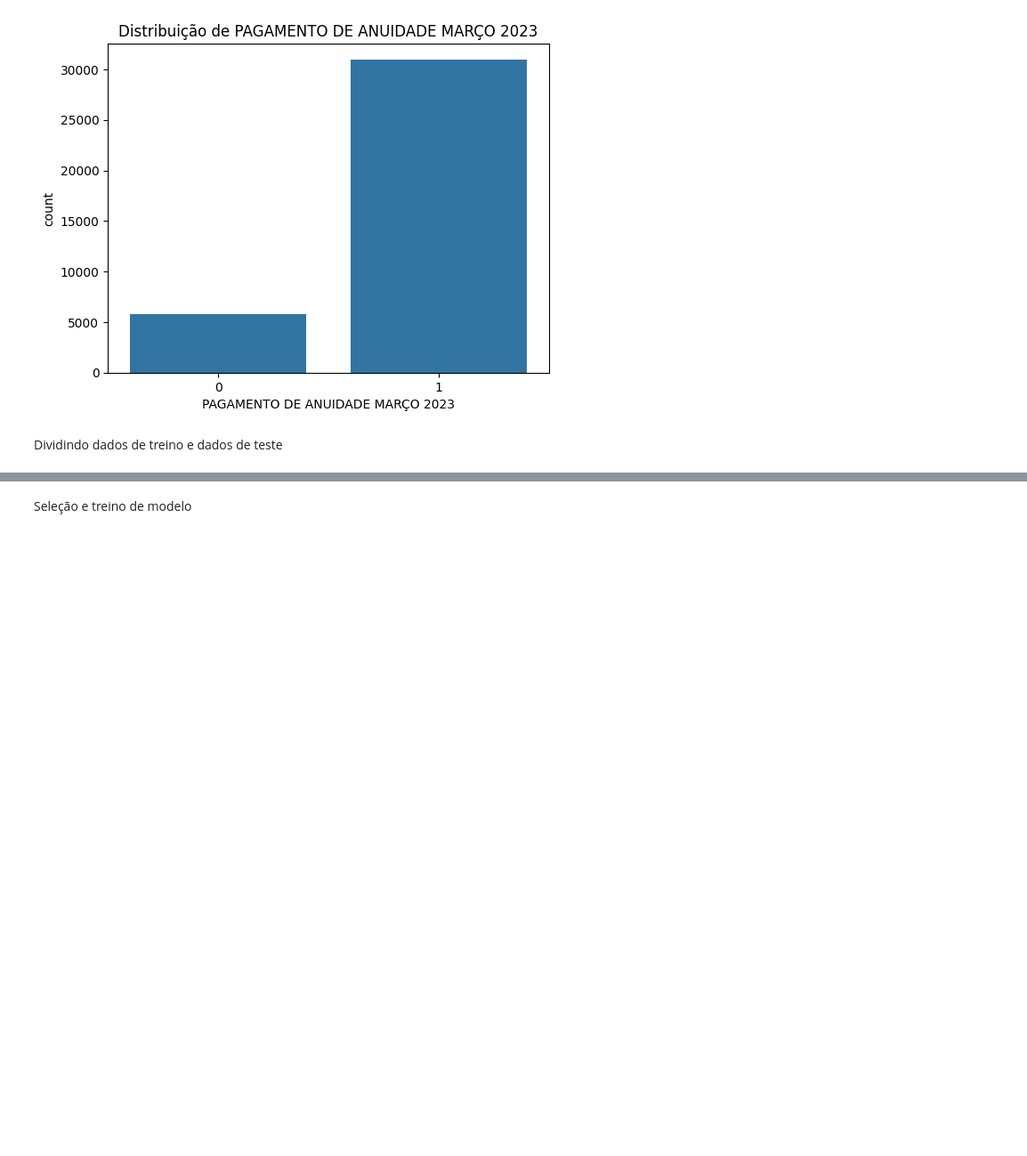
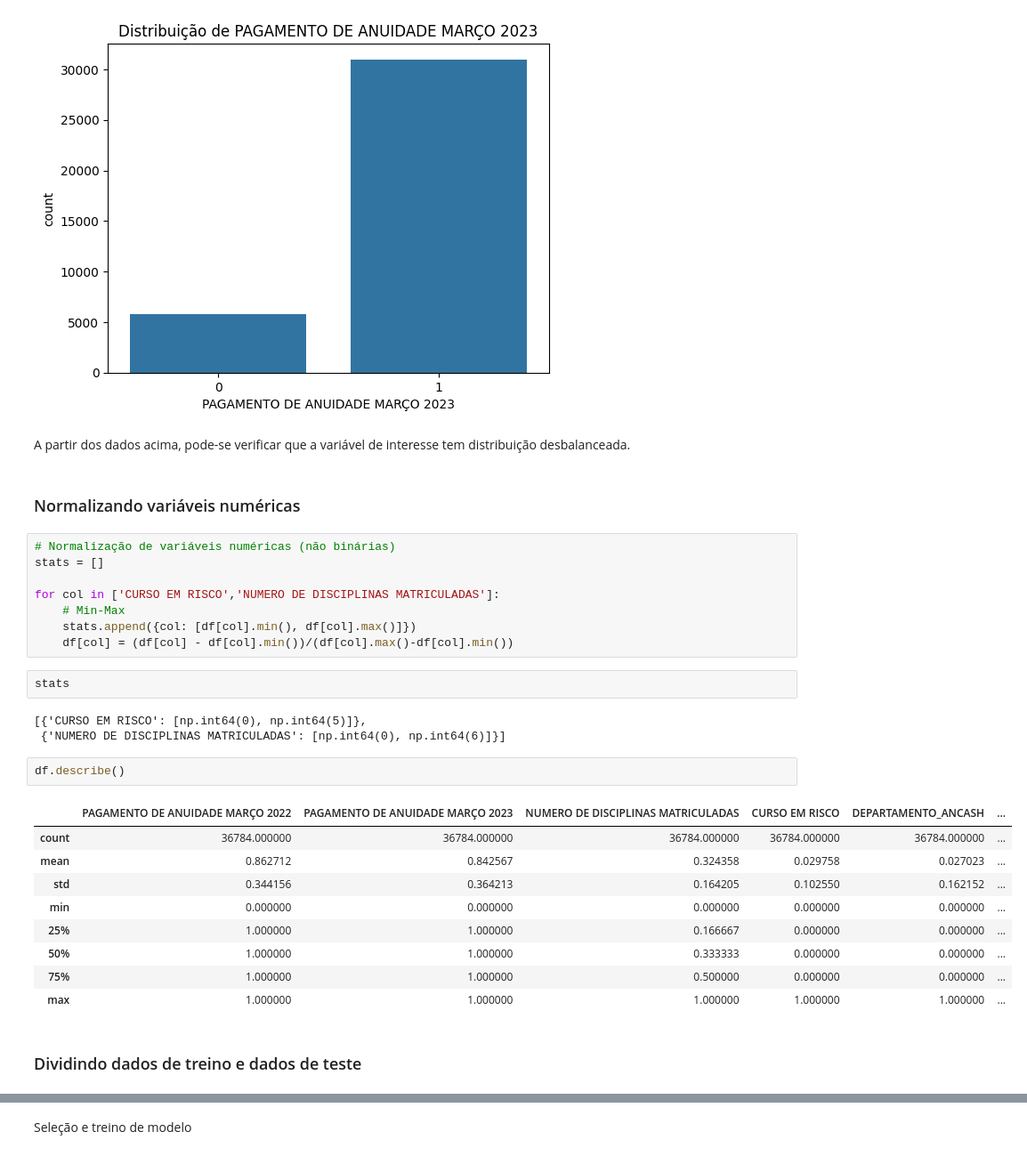
Before and after one commit to beabento/AprendizagemSupervisionada, a Jupyter notebook: projeto_escola_peru.ipynb, the cells around one changed output, grey strips where cells are left out. Shown at 89% size. Drawn from its saved outputs; the diff is of its cells as text; blank space fills up the shorter version.

```diff
--- a/projeto_escola_peru.ipynb
+++ b/projeto_escola_peru.ipynb
@@ -329,6 +328,35 @@ Name: count, dtype: int64 PAGAMENTO DE ANUIDADE MARÇO 2023
 0    0.157433
 Name: proportion, dtype: float64
 [figure]
+# %% [markdown]
+A partir dos dados acima, pode-se verificar que a variável de interesse tem distribuição desbalanceada.
+# %% [markdown]
+### Normalizando variáveis numéricas
+# %%
+# Normalização de variáveis numéricas (não binárias)
+stats = []
+
+for col in ['CURSO EM RISCO','NUMERO DE DISCIPLINAS MATRICULADAS']:
+    # Min-Max
+    stats.append({col: [df[col].min(), df[col].max()]})
+    df[col] = (df[col] - df[col].min())/(df[col].max()-df[col].min())
+# %%
+stats
+# %% [output]
+[{'CURSO EM RISCO': [np.int64(0), np.int64(5)]},
+ {'NUMERO DE DISCIPLINAS MATRICULADAS': [np.int64(0), np.int64(6)]}]
+# %%
+df.describe()
+# %% [output]
+|  | PAGAMENTO DE ANUIDADE MARÇO 2022 | PAGAMENTO DE ANUIDADE MARÇO 2023 | NUMERO DE DISCIPLINAS MATRICULADAS | CURSO EM RISCO | DEPARTAMENTO_ANCASH | ... |
+| count | 36784.000000 | 36784.000000 | 36784.000000 | 36784.000000 | 36784.000000 | ... |
+| mean | 0.862712 | 0.842567 | 0.324358 | 0.029758 | 0.027023 | ... |
+| std | 0.344156 | 0.364213 | 0.164205 | 0.102550 | 0.162152 | ... |
+| min | 0.000000 | 0.000000 | 0.000000 | 0.000000 | 0.000000 | ... |
+| 25% | 1.000000 | 1.000000 | 0.166667 | 0.000000 | 0.000000 | ... |
+| 50% | 1.000000 | 1.000000 | 0.333333 | 0.000000 | 0.000000 | ... |
+| 75% | 1.000000 | 1.000000 | 0.500000 | 0.000000 | 0.000000 | ... |
+| max | 1.000000 | 1.000000 | 1.000000 | 1.000000 | 1.000000 | ... |
 # %% [markdown]
-Dividindo dados de treino e dados de teste
+### Dividindo dados de treino e dados de teste
 # %%
```
Also changed, not shown: parts of 16 cells of this notebook.
